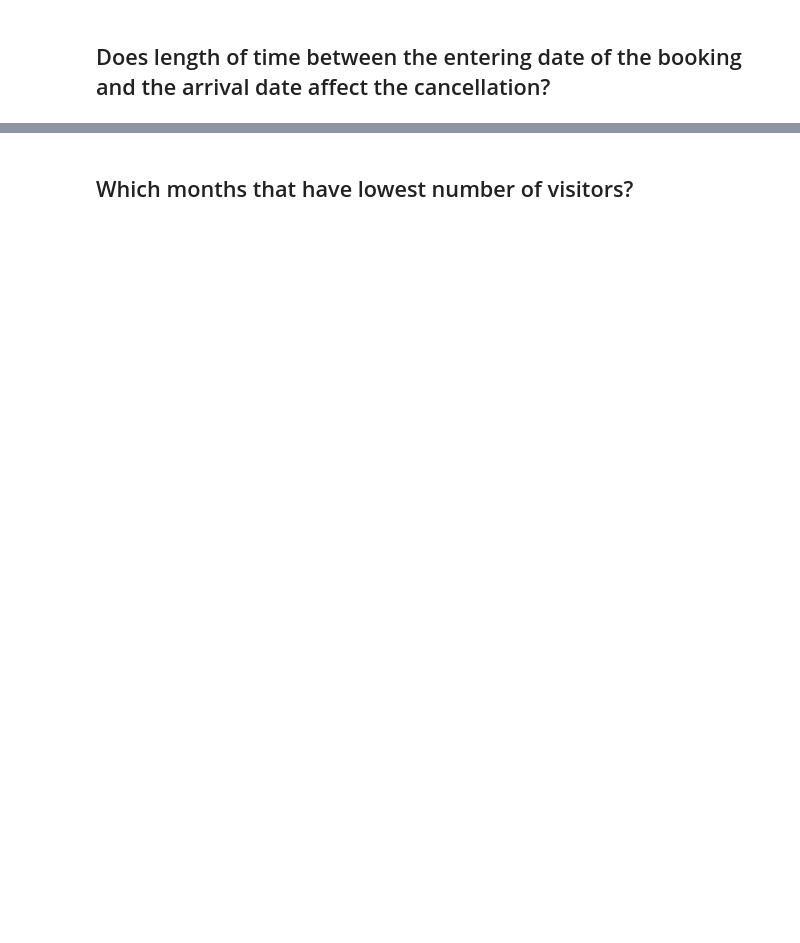
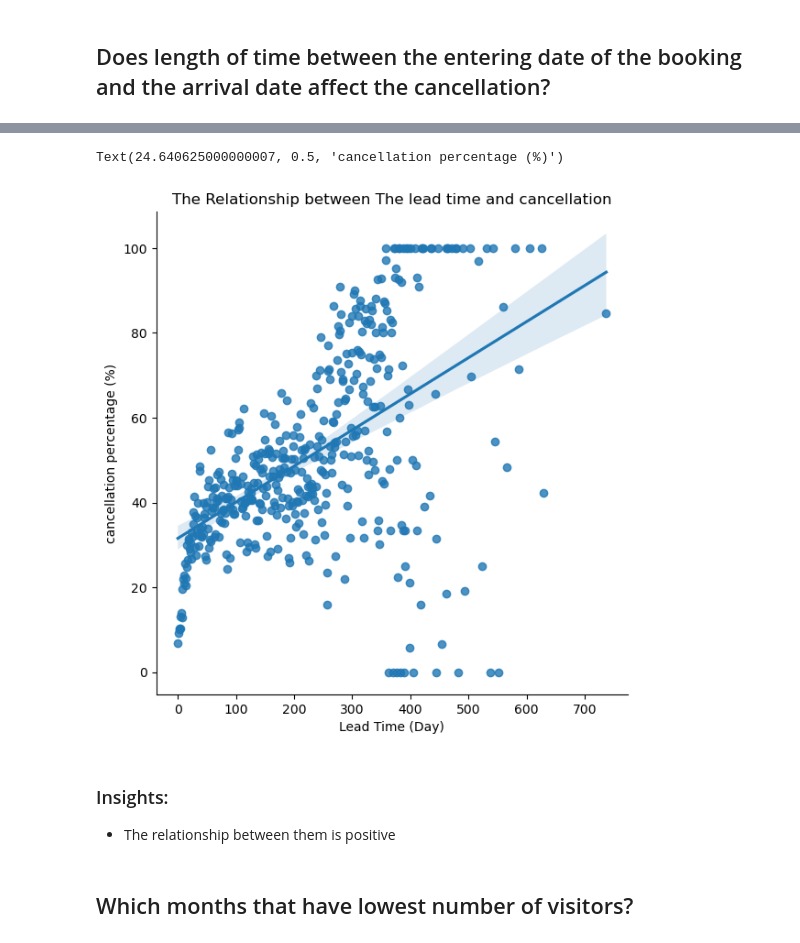
Before and after one commit to Tuwaiq-Data-Science-Bootcamp-V3/PCA-Lab1, a Jupyter notebook: CV_Assignment.ipynb, the cells around one changed output, grey strips where cells are left out. Saved outputs shown, nothing was run; the diff lists cells and outputs as text; code cells hidden in the pictures; blank space fills up the shorter version.

```diff
--- a/CV_Assignment.ipynb
+++ b/CV_Assignment.ipynb
@@ -122,0 +131,7 @@ df.describe(include='object')
+# %%
+new=pd.crosstab(df.lead_time,df.is_canceled)
+new[1]=(new[1]/(new[1]+new[0]))*100
+data=pd.DataFrame()
+data['lead_time']=new.index
+data['is_canceled']=new[1]
+data.dropna()
@@ -123,2 +152,13 @@ df.describe(include='object')
+# %%
+sns.lmplot(data=data, x="lead_time", y="is_canceled",height=6)
+plt.title('The Relationship between The lead time and cancellation')
+plt.xlabel('Lead Time (Day)')
+plt.ylabel('cancellation percentage (%)')
+# %% [output]
+Text(24.640625000000007, 0.5, 'cancellation percentage (%)')
+[figure, added]
+# %% [markdown]
+### Insights:
+- The relationship between them is positive
 # %% [markdown]
 ## Which months that have lowest number of visitors?
```
Also changed, not shown: parts of 32 cells of this notebook.
